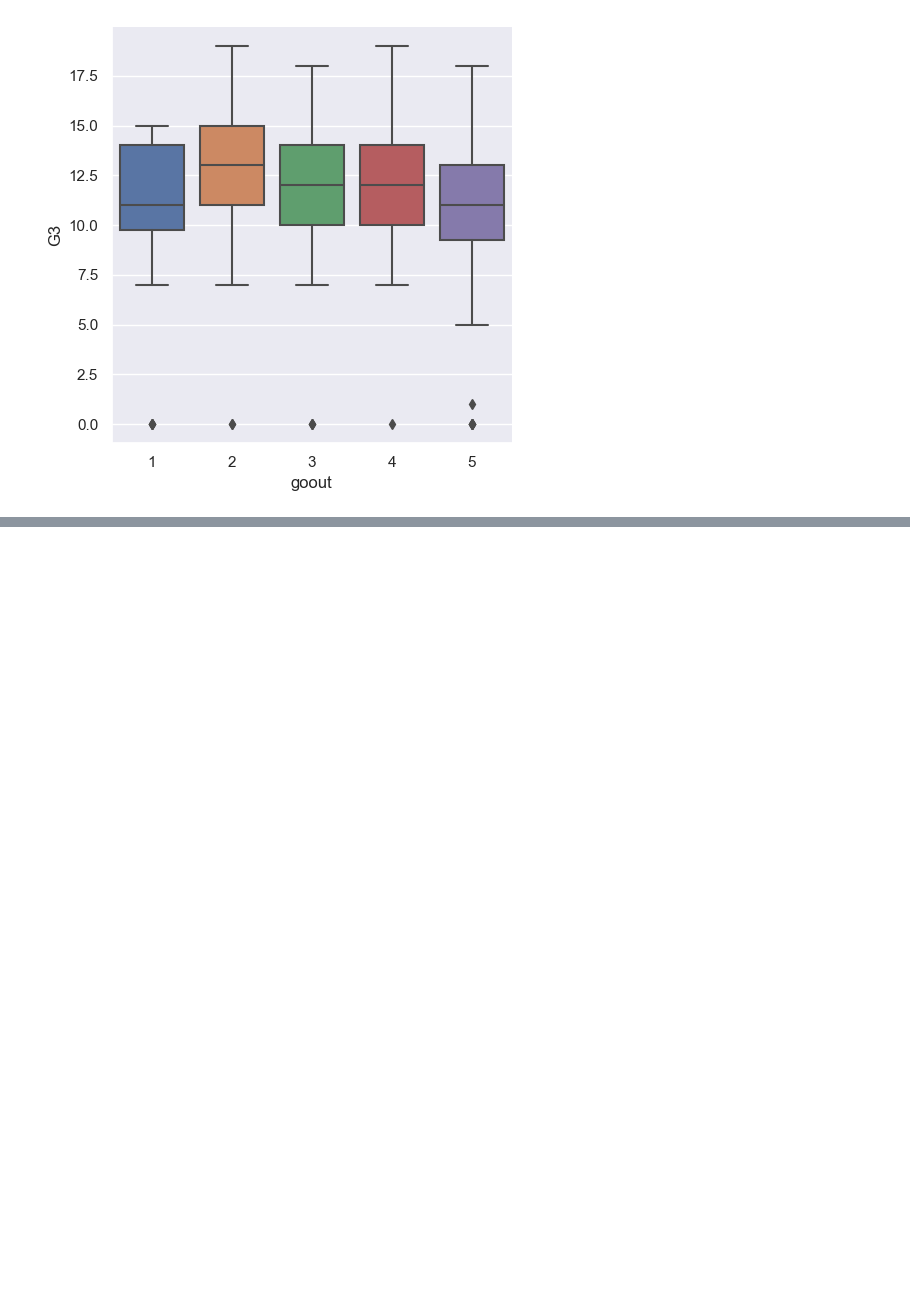
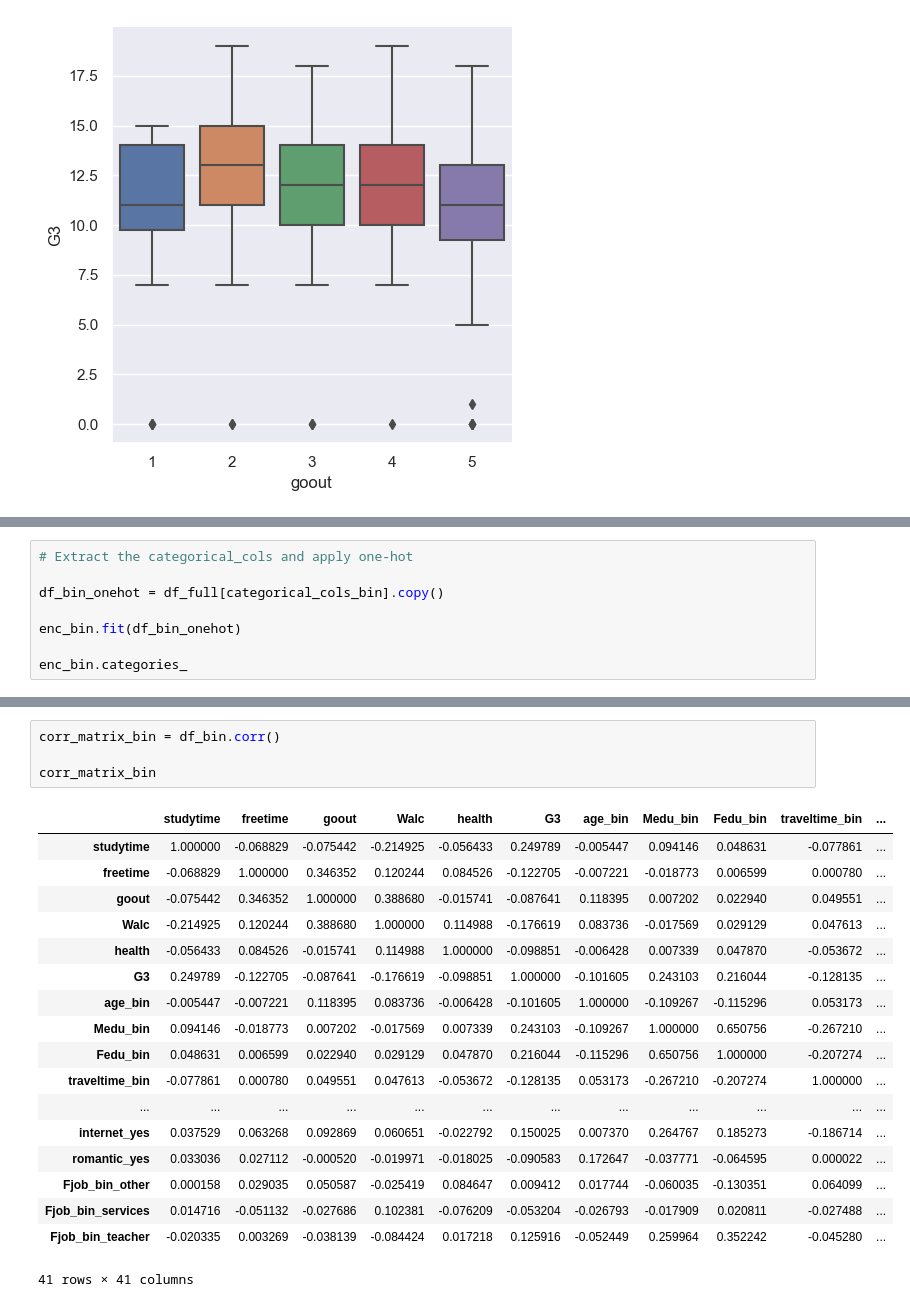
Before and after one commit to bwoakley/ML_projects, a Jupyter notebook: Project_Student_Performance/Proj_Student3.ipynb, the cells around one changed output, grey strips where cells are left out. Saved outputs shown, nothing was run; the diff lists cells and outputs as text; blank space fills up the shorter version.

```diff
--- a/Project_Student_Performance/Proj_Student3.ipynb
+++ b/Project_Student_Performance/Proj_Student3.ipynb
@@ -298,0 +379,8 @@ df_full.head()
+# %%
+# Extract the categorical_cols and apply one-hot
+
+df_bin_onehot = df_full[categorical_cols_bin].copy()
+
+enc_bin.fit(df_bin_onehot)
+
+enc_bin.categories_
@@ -298,0 +573,23 @@ df_full.head()
+# %%
+corr_matrix_bin = df_bin.corr()
+
+corr_matrix_bin
+# %% [output]
+|  | studytime | freetime | goout | Walc | health | G3 | age_bin | Medu_bin | Fedu_bin | traveltime_bin | ... |
+| studytime | 1.000000 | -0.068829 | -0.075442 | -0.214925 | -0.056433 | 0.249789 | -0.005447 | 0.094146 | 0.048631 | -0.077861 | ... |
+| freetime | -0.068829 | 1.000000 | 0.346352 | 0.120244 | 0.084526 | -0.122705 | -0.007221 | -0.018773 | 0.006599 | 0.000780 | ... |
+| goout | -0.075442 | 0.346352 | 1.000000 | 0.388680 | -0.015741 | -0.087641 | 0.118395 | 0.007202 | 0.022940 | 0.049551 | ... |
+| Walc | -0.214925 | 0.120244 | 0.388680 | 1.000000 | 0.114988 | -0.176619 | 0.083736 | -0.017569 | 0.029129 | 0.047613 | ... |
+| health | -0.056433 | 0.084526 | -0.015741 | 0.114988 | 1.000000 | -0.098851 | -0.006428 | 0.007339 | 0.047870 | -0.053672 | ... |
+| G3 | 0.249789 | -0.122705 | -0.087641 | -0.176619 | -0.098851 | 1.000000 | -0.101605 | 0.243103 | 0.216044 | -0.128135 | ... |
+| age_bin | -0.005447 | -0.007221 | 0.118395 | 0.083736 | -0.006428 | -0.101605 | 1.000000 | -0.109267 | -0.115296 | 0.053173 | ... |
+| Medu_bin | 0.094146 | -0.018773 | 0.007202 | -0.017569 | 0.007339 | 0.243103 | -0.109267 | 1.000000 | 0.650756 | -0.267210 | ... |
+| Fedu_bin | 0.048631 | 0.006599 | 0.022940 | 0.029129 | 0.047870 | 0.216044 | -0.115296 | 0.650756 | 1.000000 | -0.207274 | ... |
+| traveltime_bin | -0.077861 | 0.000780 | 0.049551 | 0.047613 | -0.053672 | -0.128135 | 0.053173 | -0.267210 | -0.207274 | 1.000000 | ... |
+| ... | ... | ... | ... | ... | ... | ... | ... | ... | ... | ... | ... |
+| internet_yes | 0.037529 | 0.063268 | 0.092869 | 0.060651 | -0.022792 | 0.150025 | 0.007370 | 0.264767 | 0.185273 | -0.186714 | ... |
+| romantic_yes | 0.033036 | 0.027112 | -0.000520 | -0.019971 | -0.018025 | -0.090583 | 0.172647 | -0.037771 | -0.064595 | 0.000022 | ... |
+| Fjob_bin_other | 0.000158 | 0.029035 | 0.050587 | -0.025419 | 0.084647 | 0.009412 | 0.017744 | -0.060035 | -0.130351 | 0.064099 | ... |
+| Fjob_bin_services | 0.014716 | -0.051132 | -0.027686 | 0.102381 | -0.076209 | -0.053204 | -0.026793 | -0.017909 | 0.020811 | -0.027488 | ... |
+| Fjob_bin_teacher | -0.020335 | 0.003269 | -0.038139 | -0.084424 | 0.017218 | 0.125916 | -0.052449 | 0.259964 | 0.352242 | -0.045280 | ... |
+41 rows × 41 columns
```
Also changed, not shown: parts of 19 cells of this notebook, 2 other files.
